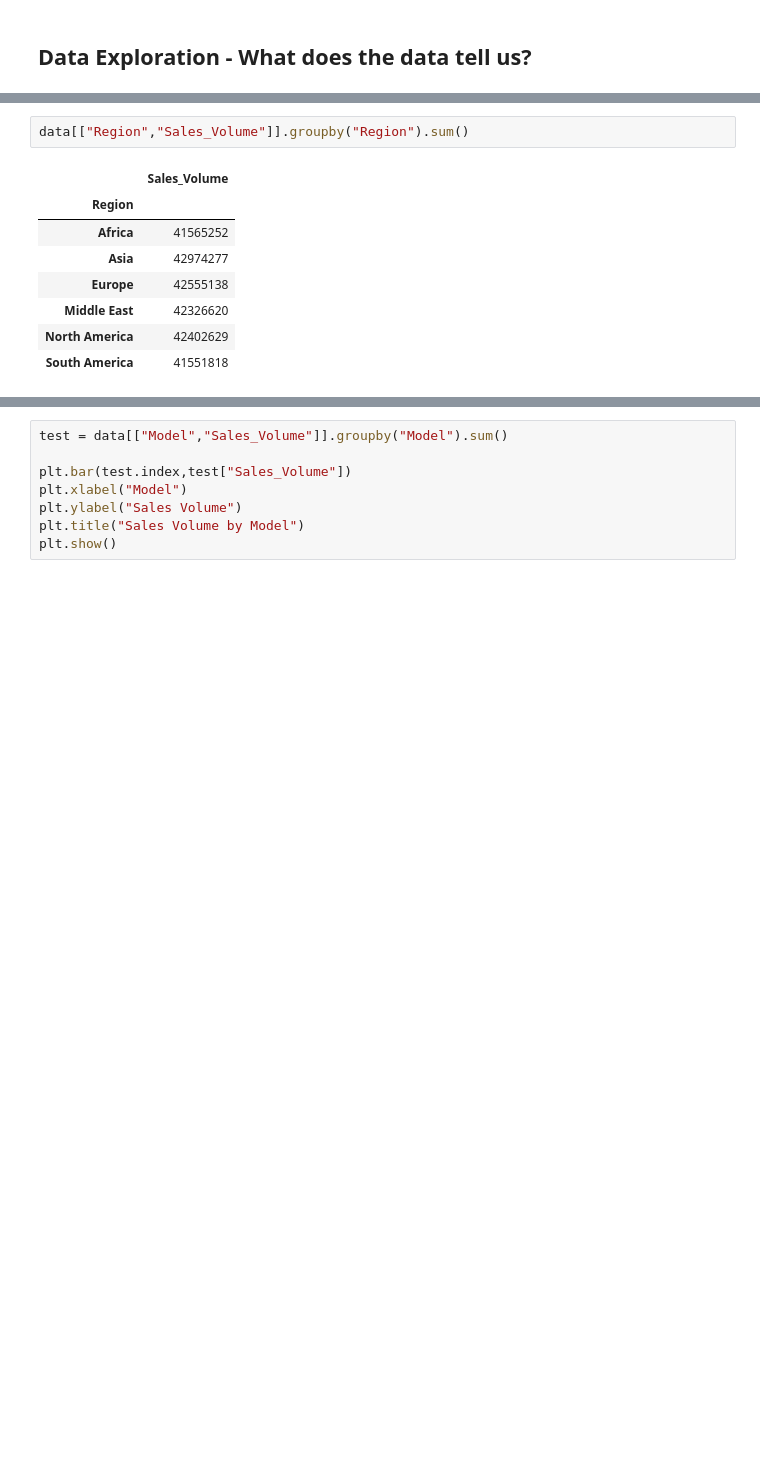
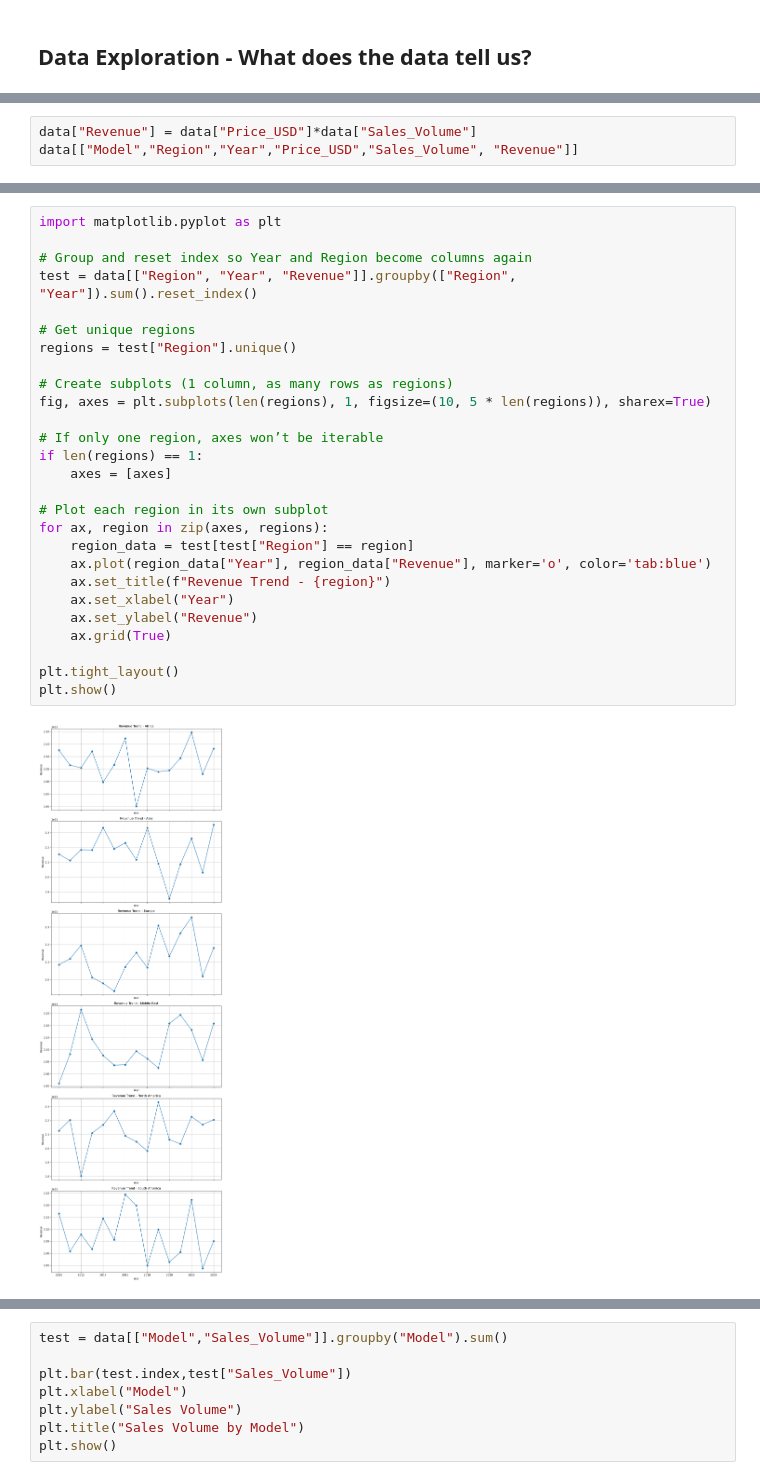
Before and after one commit to VithushanE/BMWWorldWideSales, a Jupyter notebook: BMWSales.ipynb, the cells around one changed output, grey strips where cells are left out. Cells and saved outputs as stored; diff of their text form; blank space fills up the shorter version.

Commit message:
created data exploration trends

```diff
--- a/BMWSales.ipynb
+++ b/BMWSales.ipynb
@@ -32,0 +49,3 @@ data.head(20)
+# %%
+data["Revenue"] = data["Price_USD"]*data["Sales_Volume"]
+data[["Model","Region","Year","Price_USD","Sales_Volume", "Revenue"]]
@@ -62,12 +97,30 @@ Sales_Classification    False
 dtype: bool
 # %%
-data[["Region","Sales_Volume"]].groupby("Region").sum()
+import matplotlib.pyplot as plt
+
+# Group and reset index so Year and Region become columns again
+test = data[["Region", "Year", "Revenue"]].groupby(["Region", "Year"]).sum().reset_index()
+
+# Get unique regions
+regions = test["Region"].unique()
+
+# Create subplots (1 column, as many rows as regions)
+fig, axes = plt.subplots(len(regions), 1, figsize=(10, 5 * len(regions)), sharex=True)
+
+# If only one region, axes won’t be iterable
+if len(regions) == 1:
+    axes = [axes]
+
+# Plot each region in its own subplot
+for ax, region in zip(axes, regions):
+    region_data = test[test["Region"] == region]
+    ax.plot(region_data["Year"], region_data["Revenue"], marker='o', color='tab:blue')
+    ax.set_title(f"Revenue Trend - {region}")
+    ax.set_xlabel("Year")
+    ax.set_ylabel("Revenue")
+    ax.grid(True)
+
+plt.tight_layout()
+plt.show()
 # %% [output]
-|  | Sales_Volume |
-| Region |  |
-| Africa | 41565252 |
-| Asia | 42974277 |
-| Europe | 42555138 |
-| Middle East | 42326620 |
-| North America | 42402629 |
-| South America | 41551818 |
+[figure, added]
```
Also changed, not shown: parts of 5 cells of this notebook.
